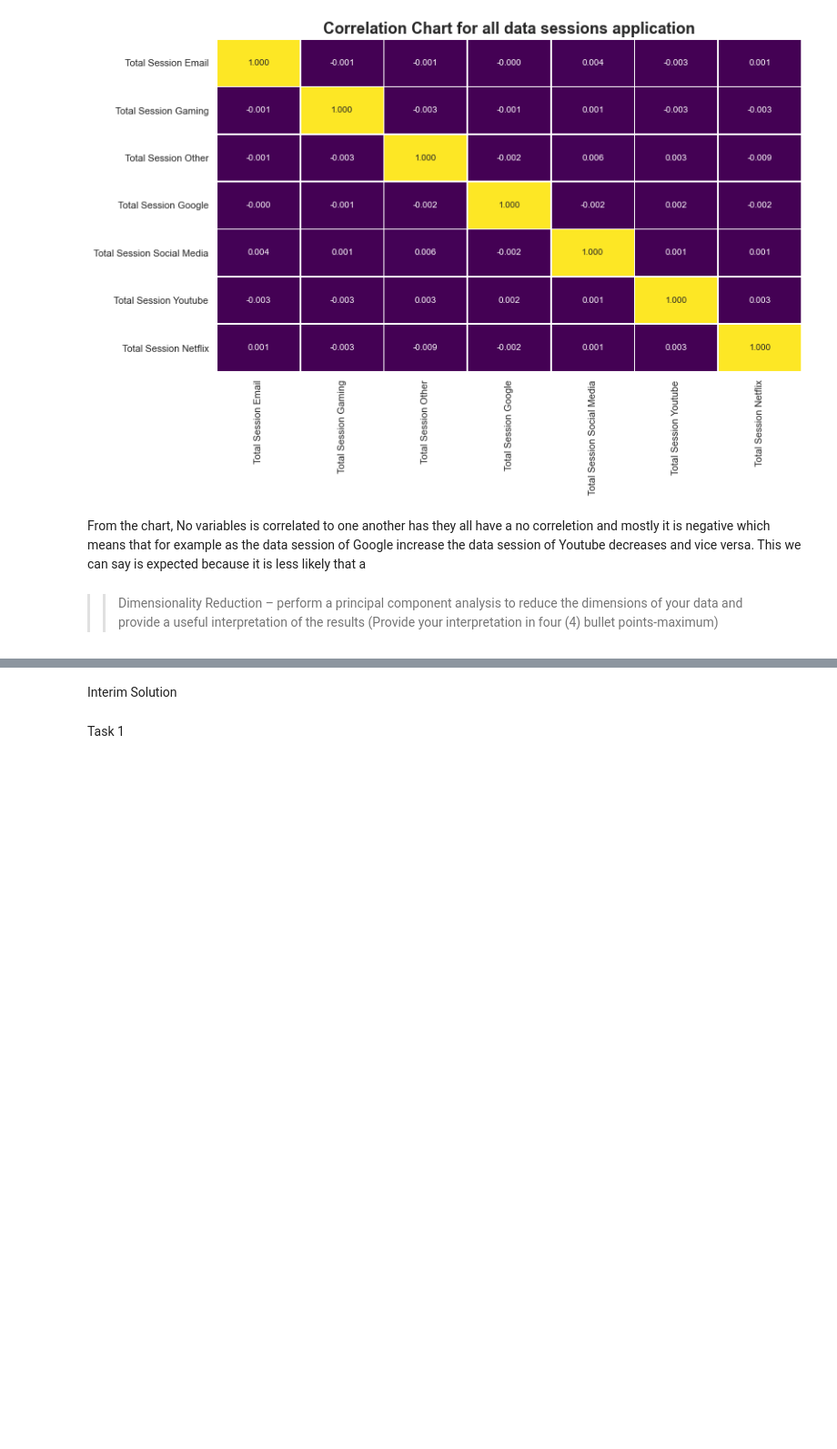
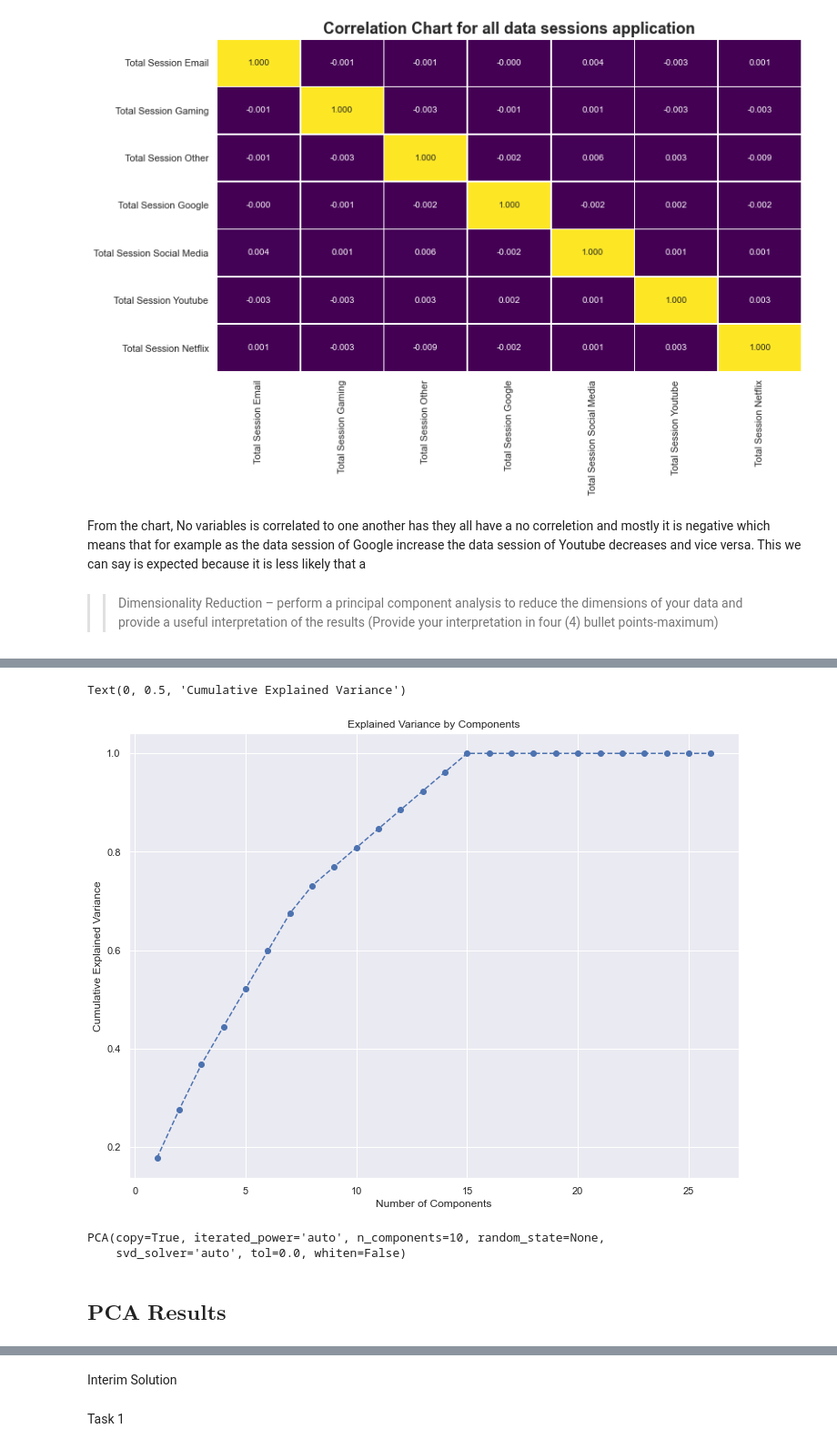
Before and after one commit to Abuton/telecommunication-data-analysis, a Jupyter notebook: Task 1 (User Overview) alaroabubakarolayemi@yahoo.com (ID- 998472020).ipynb, the cells around one changed output, grey strips where cells are left out. Shown at 91% size. Saved outputs shown, nothing was run; the diff lists cells and outputs as text; code cells hidden in the pictures; blank space fills up the shorter version.

```diff
--- a/Task 1 (User Overview) alaroabubakarolayemi@yahoo.com (ID- 998472020).ipynb
+++ b/Task 1 (User Overview) alaroabubakarolayemi@yahoo.com (ID- 998472020).ipynb
@@ -848,3 +913,26 @@ plt.show()
 From the chart, No variables is correlated to one another has they all have a no correletion and mostly it is negative which means that for example as the data session of Google increase the data session of Youtube decreases and vice versa. This we can say is expected because it is less likely that a
 # %% [markdown]
 >> Dimensionality Reduction – perform a principal component analysis to reduce the dimensions of your data and provide a useful interpretation of the results (Provide your interpretation in four (4) bullet points-maximum)
+# %%
+from sklearn.preprocessing import StandardScaler
+scaler = StandardScaler()
+X_data = ['Social Media DL (Bytes)', 'Social Media UL (Bytes)',
+       'Google DL (Bytes)', 'Google UL (Bytes)', 'Email DL (Bytes)',
+       'Email UL (Bytes)', 'Youtube DL (Bytes)', 'Youtube UL (Bytes)',
+       'Netflix DL (Bytes)', 'Netflix UL (Bytes)', 'Gaming DL (Bytes)',
+       'Gaming UL (Bytes)', 'Other DL (Bytes)', 'Other UL (Bytes)',
+       'Total UL (Bytes)', 'Total DL (Bytes)',
+       'Total Download and Upload', 'Total Session Social Media',
+       'Total Session Email', 'Total Session Youtube',
+       'Total Session Netflix', 'Total Session Google',
+       'Total Session Gaming', 'Total Session Other',
+       'Total duration all session', 'Dur. (ms)']
+X = df[X_data]
+X_scaled = scaler.fit_transform(X)
+# %%
+# Employ PCA to find a subset of components, which explain the variance in the data.
+from sklearn.decomposition import PCA
+pca = PCA()
+
+# Fit PCA with our standardized data.
+pca.fit(X_scaled)
@@ -850,0 +953,12 @@ From the chart, No variables is correlated to one another has they all have a no
+# %%
+# Plot the cumulative variance explained by total number of components.
+# On this graph we choose the subset of components we want to keep.
+# Generally, we want to keep around 80 % of the explained variance.
+plt.figure(figsize = (12,9))
+plt.plot(range(1,27), pca.explained_variance_ratio_.cumsum(), marker = 'o', linestyle = '--')
+plt.title('Explained Variance by Components')
+plt.xlabel('Number of Components')
+plt.ylabel('Cumulative Explained Variance')
+# %% [output]
+Text(0, 0.5, 'Cumulative Explained Variance')
+[figure, added]
@@ -850,0 +968,8 @@ From the chart, No variables is correlated to one another has they all have a no
+# %%
+#Fit the model the our data with the selected number of components. In our case three.
+pca.fit(X_scaled)
+# %% [output]
+PCA(copy=True, iterated_power='auto', n_components=10, random_state=None,
+    svd_solver='auto', tol=0.0, whiten=False)
+# %% [markdown]
+## ${\textbf{PCA Results}}$
```
Also changed, not shown: parts of 24 cells of this notebook.
